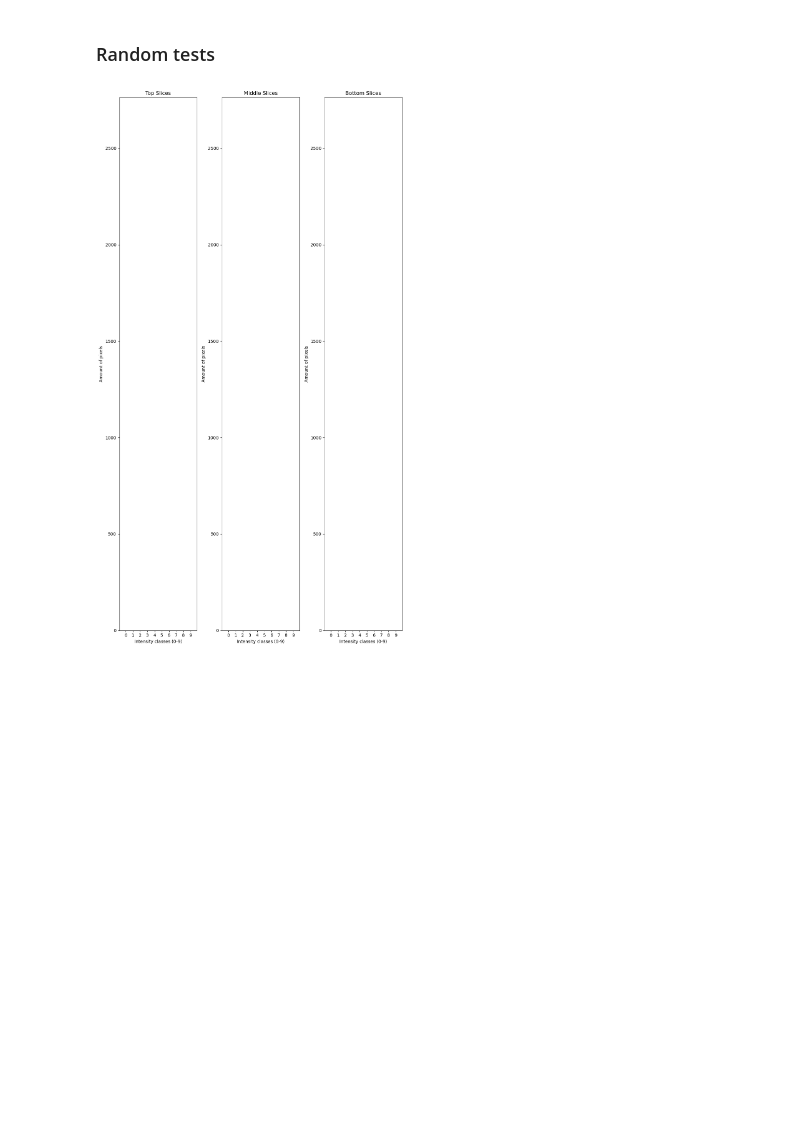
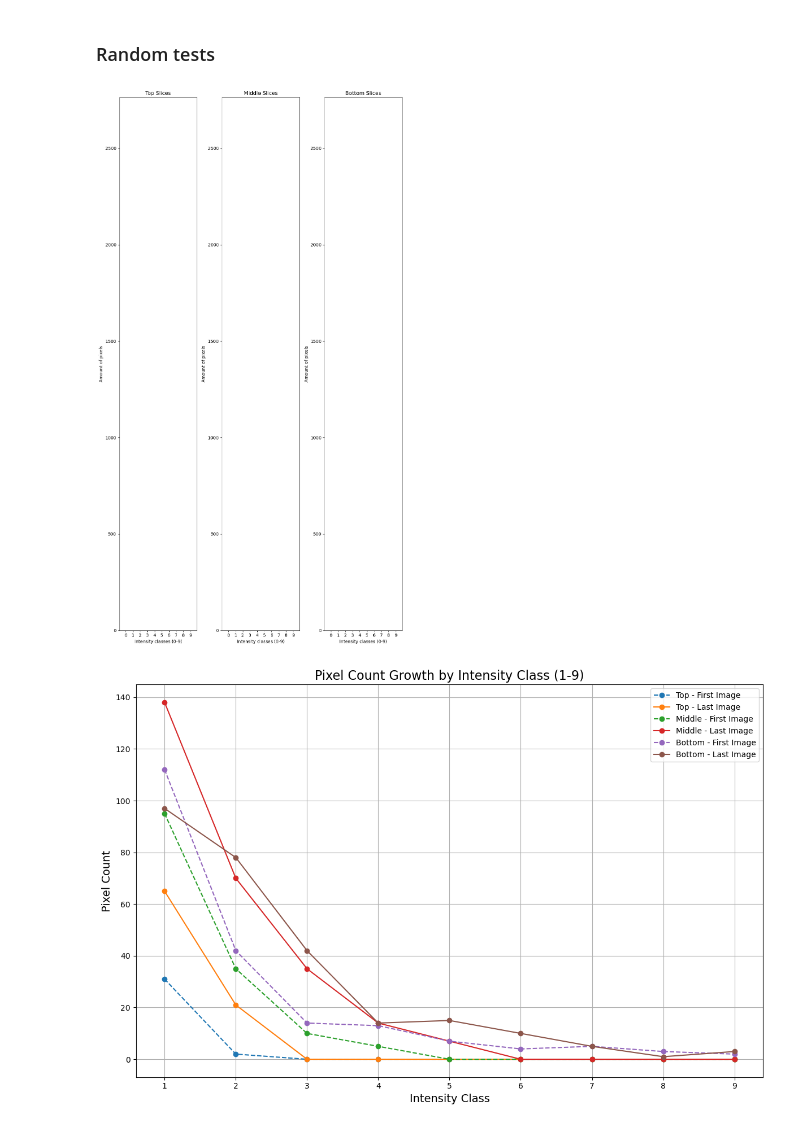
Before and after one commit to leonardopottmayer/furb-image-processing-blumenau-growth, a Jupyter notebook: script.ipynb, the cells around one changed output. Saved outputs shown, nothing was run; the diff lists cells and outputs as text; code cells hidden in the pictures; blank space fills up the shorter version.

Commit message:
Made a test with a line chart

```diff
--- a/script.ipynb
+++ b/script.ipynb
@@ -679,31 +679,73 @@ data_pairs = [
     (first_middle_pixels_count, last_middle_pixels_count),
     (first_bottom_pixels_count, last_bottom_pixels_count),
 ]
 titles = ["Top Slices", "Middle Slices", "Bottom Slices"]
 
 # Configuração do layout para 3 gráficos
 fig, axes = plt.subplots(1, 3, figsize=(10, 18))
 bars_list = []
 for ax, title in zip(axes, titles):
     bars = ax.bar(x, [0] * 10, color='skyblue')
     ax.set_title(title)
     ax.set_xlabel("Intensity classes (0-9)")
     ax.set_ylabel("Amount of pixels")
     ax.set_xticks(x)
     ax.set_ylim(0, max([max(d.values()) for d in [first_top_pixels_count, last_top_pixels_count]]) + 500)
     bars_list.append(bars)
 
 # Função para atualizar os gráficos
 def update(frame):
     for i, (bars, (data_first, data_last)) in enumerate(zip(bars_list, data_pairs)):
         data = data_first if frame % 2 == 0 else data_last
         for bar, height in zip(bars, data.values()):
             bar.set_height(height)
         axes[i].set_title(f"{titles[i]} - {'First' if frame % 2 == 0 else 'Last'}")
 
 # Animação
 ani = FuncAnimation(fig, update, frames=6, interval=1000, repeat=True)
 plt.tight_layout()
-plt.show()
+# plt.show()
+
+
+
+
+def plot_pixel_growth_over_slices(first_slices, last_slices, region_names):
+    """
+    Plot a line graph showing the growth of pixel counts by intensity class (1-9) for all slices in the same graph.
+
+    Parameters:
+        first_slices (list of dict): List of pixel counts by intensity class for the first image slices.
+        last_slices (list of dict): List of pixel counts by intensity class for the last image slices.
+        region_names (list of str): Names of the regions for the slices.
+
+    Returns:
+        None
+    """
+    classes = range(1, 10)  # Only considering classes 1 to 9
+
+    fig, ax = plt.subplots(figsize=(12, 8))
+
+    # Plot data for each region
+    for i, (first_counts, last_counts) in enumerate(zip(first_slices, last_slices)):
+        first_values = [first_counts.get(cls, 0) for cls in classes]
+        last_values = [last_counts.get(cls, 0) for cls in classes]
+
+        ax.plot(classes, first_values, label=f'{region_names[i]} - First Image', marker='o', linestyle='--')
+        ax.plot(classes, last_values, label=f'{region_names[i]} - Last Image', marker='o', linestyle='-')
+
+    ax.set_title('Pixel Count Growth by Intensity Class (1-9)', fontsize=16)
+    ax.set_xlabel('Intensity Class', fontsize=14)
+    ax.set_ylabel('Pixel Count', fontsize=14)
+    ax.legend()
+    ax.grid(True)
+    plt.tight_layout()
+    plt.show()
+
+# Exemplo de uso (dados fictícios para teste)
+first_slices = [first_top_pixels_count, first_middle_pixels_count, first_bottom_pixels_count]
+last_slices = [last_top_pixels_count, last_middle_pixels_count, last_bottom_pixels_count]
+region_names = ["Top", "Middle", "Bottom"]
+plot_pixel_growth_over_slices(first_slices, last_slices, region_names)
 # %% [output]
 [figure]
+[figure, added]
```
